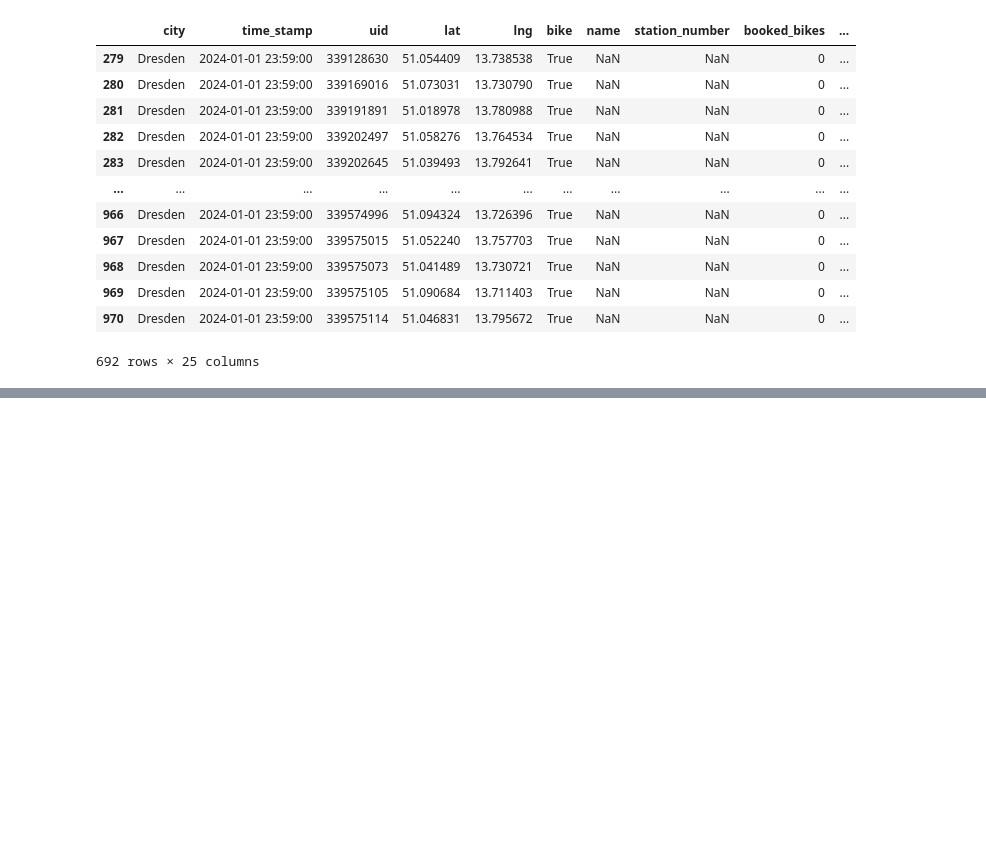
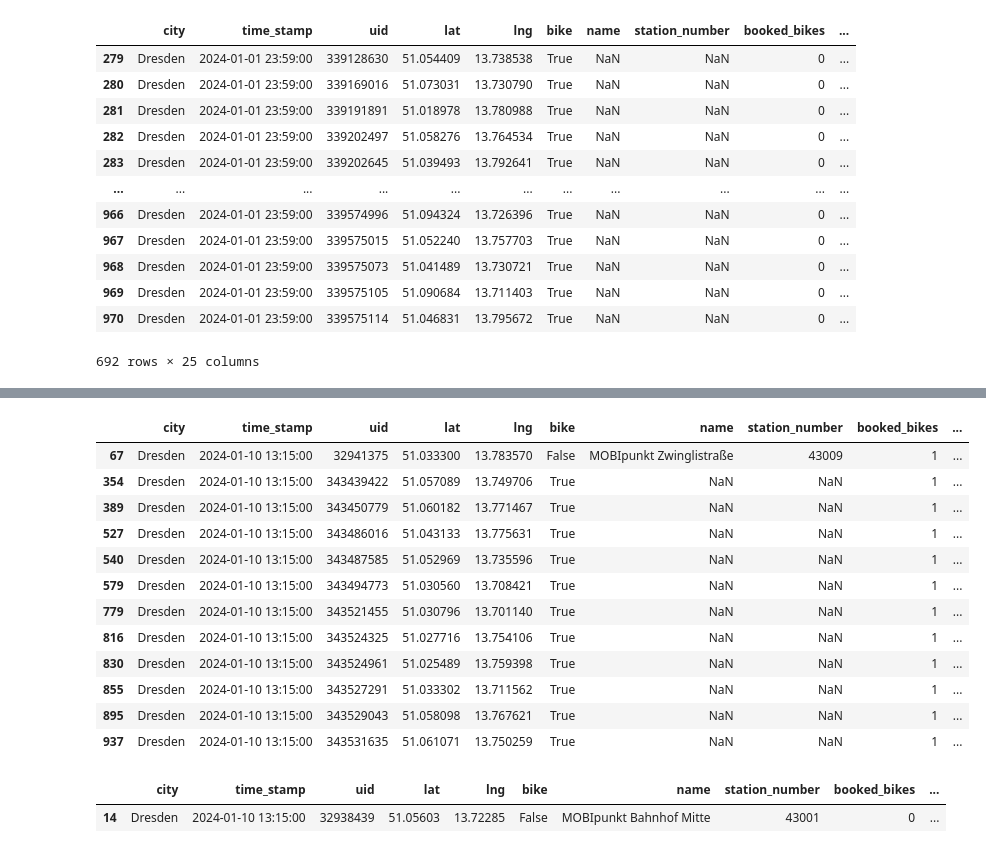
Before and after one commit to Vsinichenko/Forecasting_bike_sharing_availability, a Jupyter notebook: notebooks/01 First look at the data.ipynb, the cells around one changed output, grey strips where cells are left out. Saved outputs shown, nothing was run; the diff lists cells and outputs as text; code cells hidden in the pictures; blank space fills up the shorter version.

```diff
--- a/notebooks/01 First look at the data.ipynb
+++ b/notebooks/01 First look at the data.ipynb
@@ -154,0 +278,4 @@ dtype: int64
+# %%
+result = pyreadr.read_r('../data/Dresden_01-03.24/2024-01-10/2024-01-10-13-15-00.rds')
+# 10.01.2024 is Wednesday
+df_daytime = result[None]
@@ -154,0 +302,21 @@ dtype: int64
+# %%
+df_daytime[df_daytime.booked_bikes!=0]
+# %% [output]
+|  | city | time_stamp | uid | lat | lng | bike | name | station_number | booked_bikes | ... |
+| 67 | Dresden | 2024-01-10 13:15:00 | 32941375 | 51.033300 | 13.783570 | False | MOBIpunkt Zwinglistraße | 43009 | 1 | ... |
+| 354 | Dresden | 2024-01-10 13:15:00 | 343439422 | 51.057089 | 13.749706 | True | NaN | NaN | 1 | ... |
+| 389 | Dresden | 2024-01-10 13:15:00 | 343450779 | 51.060182 | 13.771467 | True | NaN | NaN | 1 | ... |
+| 527 | Dresden | 2024-01-10 13:15:00 | 343486016 | 51.043133 | 13.775631 | True | NaN | NaN | 1 | ... |
+| 540 | Dresden | 2024-01-10 13:15:00 | 343487585 | 51.052969 | 13.735596 | True | NaN | NaN | 1 | ... |
+| 579 | Dresden | 2024-01-10 13:15:00 | 343494773 | 51.030560 | 13.708421 | True | NaN | NaN | 1 | ... |
+| 779 | Dresden | 2024-01-10 13:15:00 | 343521455 | 51.030796 | 13.701140 | True | NaN | NaN | 1 | ... |
+| 816 | Dresden | 2024-01-10 13:15:00 | 343524325 | 51.027716 | 13.754106 | True | NaN | NaN | 1 | ... |
+| 830 | Dresden | 2024-01-10 13:15:00 | 343524961 | 51.025489 | 13.759398 | True | NaN | NaN | 1 | ... |
+| 855 | Dresden | 2024-01-10 13:15:00 | 343527291 | 51.033302 | 13.711562 | True | NaN | NaN | 1 | ... |
+| 895 | Dresden | 2024-01-10 13:15:00 | 343529043 | 51.058098 | 13.767621 | True | NaN | NaN | 1 | ... |
+| 937 | Dresden | 2024-01-10 13:15:00 | 343531635 | 51.061071 | 13.750259 | True | NaN | NaN | 1 | ... |
+# %%
+df_daytime[df_daytime.station_number==43001]
+# %% [output]
+|  | city | time_stamp | uid | lat | lng | bike | name | station_number | booked_bikes | ... |
+| 14 | Dresden | 2024-01-10 13:15:00 | 32938439 | 51.05603 | 13.72285 | False | MOBIpunkt Bahnhof Mitte | 43001 | 0 | ... |
```
Also changed, not shown: parts of 48 cells of this notebook, 2 other files.
